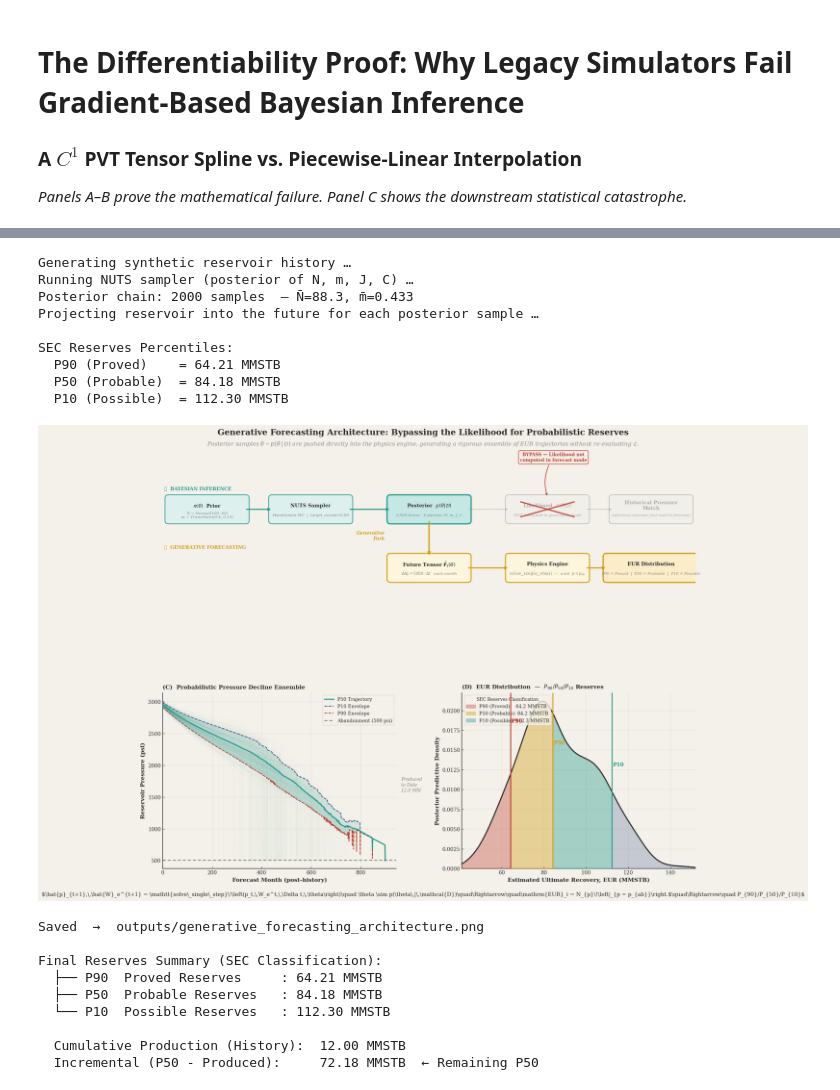
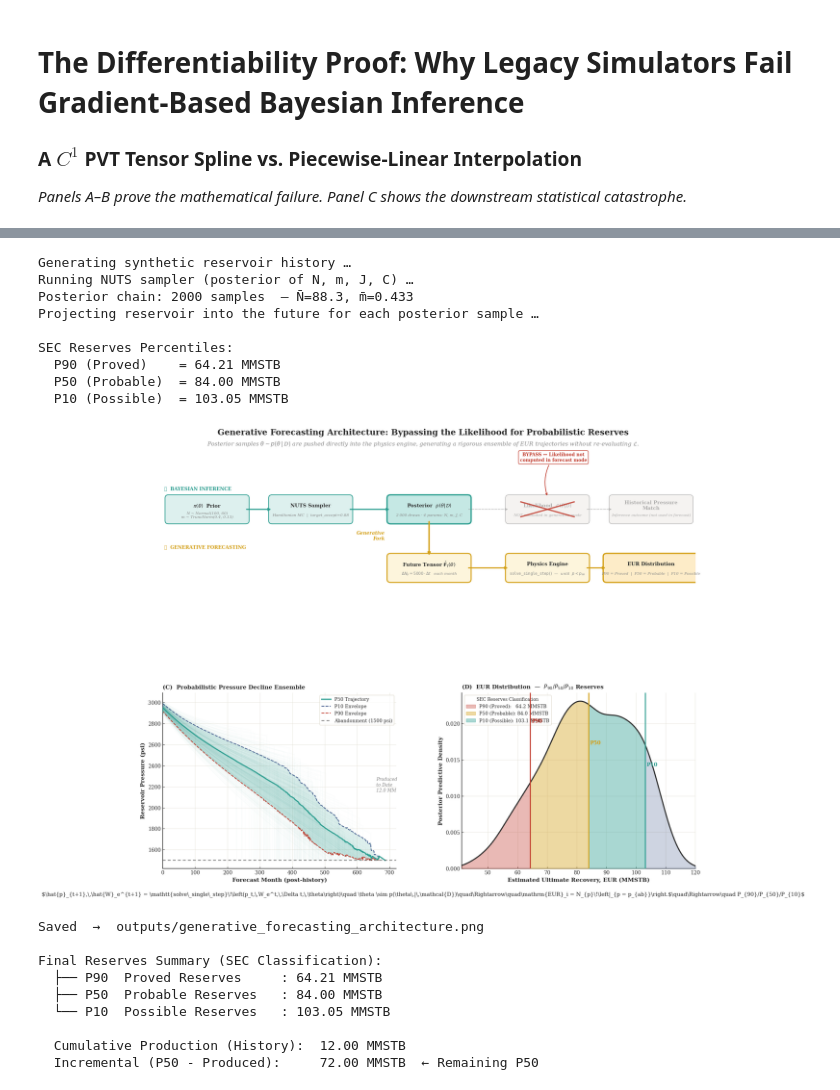
Before and after one commit to 0xH3lium/pmb, a Jupyter notebook: Visuals.ipynb, the cells around one changed output, grey strips where cells are left out. Cells and saved outputs as stored; diff of their text form; code cells hidden in the pictures.

```diff
--- a/Visuals.ipynb
+++ b/Visuals.ipynb
@@ -331,7 +317,7 @@ from src.mcmc_pmb.priors import PriorParameters
 from src.mcmc_pmb.pymc_model import _build_pymc_model
 
 # ── Elite Vintage Aesthetic Config ────────────────────────────────────────────
-CREAM      = "#F4F1EA"
+CREAM      = "#FFFFFF"
 CHARCOAL   = "#2B2B2B"
 SPINE_COL  = "#333333"
 GRID_COL   = "#DCD7C9"
@@ -430,10 +416,32 @@ for i in range(NN.shape[0]):
         U[i, j] = float(dN)
         V[i, j] = float(dm)
 
-# Normalize vectors for elegant plotting
-magnitude = np.sqrt(U**2 + V**2)
-U_norm = U / (magnitude + 1e-12)
-V_norm = V / (magnitude + 1e-12)
+# Add this right after the gradient calculation loop, before normalization:
+
+print("\n=== GRADIENT DIAGNOSTICS ===")
+print(f"U (∂logP/∂N) range: [{np.min(U):.6f}, {np.max(U):.6f}]")
+print(f"V (∂logP/∂m) range: [{np.min(V):.6f}, {np.max(V):.6f}]")
+print(f"Magnitude ratio (|V|/|U|): {np.median(np.abs(V)) / (np.median(np.abs(U)) + 1e-12):.2f}")
+print(f"LogP range: [{np.min(LOGP):.2f}, {np.max(LOGP):.2f}]")
+
+# Check a specific point
+test_i, test_j = 10, 10
+print(f"\nSample point: N={NN[test_i, test_j]:.1f}, m={MM[test_i, test_j]:.3f}")
+print(f"  ∂logP/∂N = {U[test_i, test_j]:.6f}")
+print(f"  ∂logP/∂m = {V[test_i, test_j]:.6f}")
+
+
+# Equalize the gradient scales
+scale_factor = np.std(V) / (np.std(U) + 1e-12)
+U_scaled = U * scale_factor
+V_scaled = V
+
+# Now normalize
+magnitude = np.sqrt(U_scaled**2 + V_scaled**2)
+U_norm = U_scaled / (magnitude + 1e-12)
+V_norm = V_scaled / (magnitude + 1e-12)
+
+
 LOGP -= np.max(LOGP) # Zero-center the MAP for contour levels
 
 # ══════════════════════════════════════════════════════════════════════════════
@@ -723,8 +741,8 @@ from src.mcmc_pmb.priors import PriorParameters
 from src.mcmc_pmb.pymc_model import _build_pymc_model
 
 # ── Elite Vintage Aesthetic ───────────────────────────────────────────────────
-CREAM      = "#F4F1EA"
-CREAM_DARK = "#E8E3D5"
+CREAM      = "#FFFFFF"
+CREAM_DARK = "#FFFFFF"
 CHARCOAL   = "#2B2B2B"
 SPINE_COL  = "#333333"
 GRID_COL   = "#DCD7C9"
@@ -753,7 +771,7 @@ plt.rcParams.update({
 # ══════════════════════════════════════════════════════════════════════════════
 TRUE_N, TRUE_M, TRUE_J, TRUE_C = 110.0, 0.35, 15.0, 1.0e6
 N_STEPS = 24
-ABANDONMENT_P  = 500.0    # psi — field economic limit
+ABANDONMENT_P  = 1500.0    # psi — field economic limit
 FUTURE_RATE    = 5000.0   # STB/day — surface production constraint
 DT_FORECAST    = 30.0     # days per forecast step (1 month)
 N_EUR_CURVES   = 400      # posterior draws to project forward
@@ -827,7 +845,7 @@ for k, idx in enumerate(indices):
     pressures_this = [cur_p]
 
     # ── Forecast loop ─────────────────────────────────────────────────────────
-    max_iter = 2000
+    max_iter = 3000
     for _ in range(max_iter):
         if cur_p <= ABANDONMENT_P:
             break
@@ -1104,42 +1122,42 @@ ax_eur.legend(fontsize=9, loc="upper left",
               title="SEC Reserves Classification", title_fontsize=8.5)
 
 # ── Equation strip at the very bottom ────────────────────────────────────────
 eq_str = (
     r"$\hat{p}_{t+1},\,\hat{W}_e^{t+1} = \mathtt{solve\_single\_step}\!\left(p_t,\,W_e^t,\,\Delta t,\,\theta\right)"
     r"\quad \theta \sim p(\theta\,|\,\mathcal{D})\quad\Rightarrow\quad"
     r"\mathrm{EUR}_i = N_{p}\!\left|_{p = p_{ab}}\right.$"
     r"\quad\Rightarrow\quad P_{90}/P_{50}/P_{10}$"
 )
 fig.text(0.5, 0.01, eq_str, ha="center", va="bottom", fontsize=10.5,
          color=CHARCOAL, transform=fig.transFigure)
 
 plt.savefig("outputs/generative_forecasting_architecture.png", dpi=300,
             bbox_inches="tight", facecolor=CREAM)
 plt.show()
 print("\nSaved  →  outputs/generative_forecasting_architecture.png")
 print(f"\nFinal Reserves Summary (SEC Classification):")
 print(f"  ├── P90  Proved Reserves     : {p90:.2f} MMSTB")
 print(f"  ├── P50  Probable Reserves   : {p50:.2f} MMSTB")
 print(f"  └── P10  Possible Reserves   : {p10:.2f} MMSTB")
 print(f"\n  Cumulative Production (History):  {last_Np/1e6:.2f} MMSTB")
 print(f"  Incremental (P50 - Produced):     {(p50 - last_Np/1e6):.2f} MMSTB  ← Remaining P50")
 # %% [output]
 Generating synthetic reservoir history …
 Running NUTS sampler (posterior of N, m, J, C) …
 Posterior chain: 2000 samples  — N̄=88.3, m̄=0.433
 Projecting reservoir into the future for each posterior sample …
 
 SEC Reserves Percentiles:
   P90 (Proved)    = 64.21 MMSTB
-  P50 (Probable)  = 84.18 MMSTB
-  P10 (Possible)  = 112.30 MMSTB
+  P50 (Probable)  = 84.00 MMSTB
+  P10 (Possible)  = 103.05 MMSTB
-[figure, old version]
+[figure, new version]
 Saved  →  outputs/generative_forecasting_architecture.png
 
 Final Reserves Summary (SEC Classification):
   ├── P90  Proved Reserves     : 64.21 MMSTB
-  ├── P50  Probable Reserves   : 84.18 MMSTB
-  └── P10  Possible Reserves   : 112.30 MMSTB
+  ├── P50  Probable Reserves   : 84.00 MMSTB
+  └── P10  Possible Reserves   : 103.05 MMSTB
 
   Cumulative Production (History):  12.00 MMSTB
-  Incremental (P50 - Produced):     72.18 MMSTB  ← Remaining P50
+  Incremental (P50 - Produced):     72.00 MMSTB  ← Remaining P50
```
Also changed, not shown: parts of 6 cells of this notebook, 6 other files.
